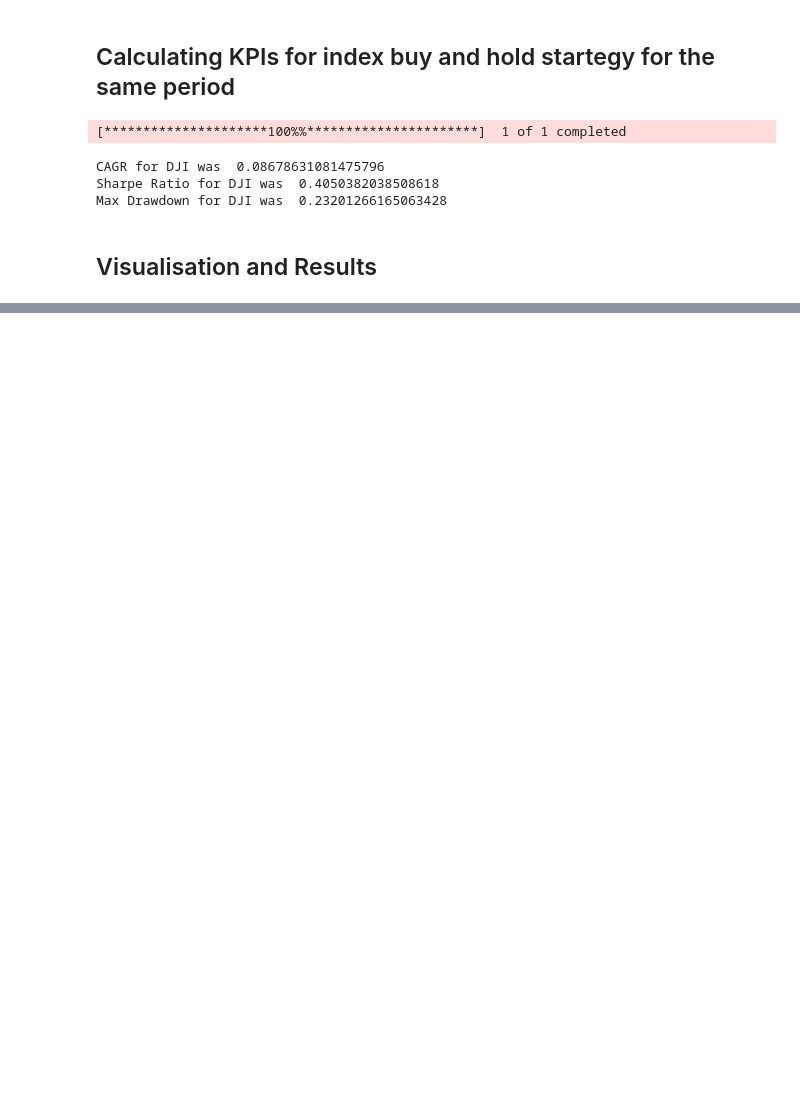
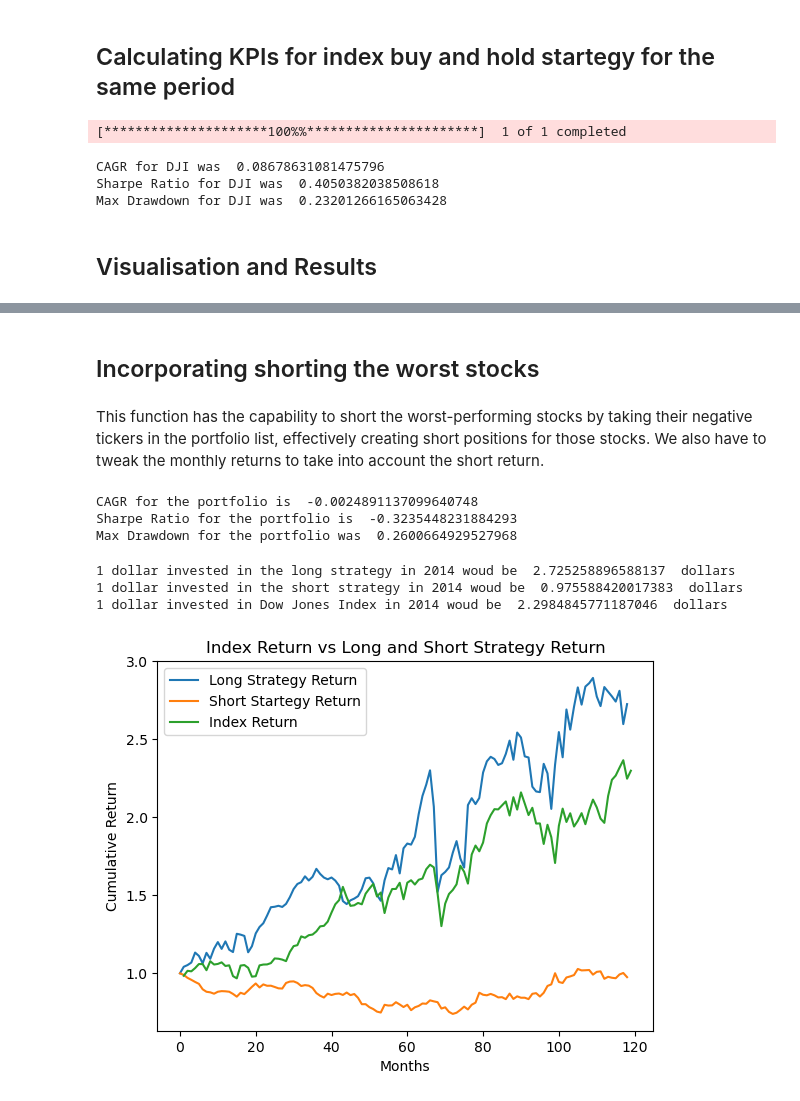
Before and after one commit to pushankk/Quant, a Jupyter notebook: Backtests/Portfolio Rebalancing Backtest.ipynb, the cells around one changed output, grey strips where cells are left out. Cells and saved outputs as stored; diff of their text form; code cells hidden in the pictures; blank space fills up the shorter version.

Commit message:
Incorporated shorting strategy

```diff
--- a/Backtests/Portfolio Rebalancing Backtest.ipynb
+++ b/Backtests/Portfolio Rebalancing Backtest.ipynb
@@ -137,0 +150,59 @@ print("1 dollar invested in Dow Jones Index in 2014 woud be ",(1 + dji['mon_ret'
+# %% [markdown]
+## Incorporating shorting the worst stocks
+# %% [markdown]
+This function has the capability to short the worst-performing stocks by taking their negative tickers in the portfolio list, effectively creating short positions for those stocks. We also have to tweak the monthly returns to take into account the short return.
+# %%
+# function to calculate portfolio return iteratively
+def pflio_short(DF, m, x):
+    """
+    Returns cumulative portfolio return with shorting capability
+    DF = dataframe with monthly return info for all stocks
+    m = number of stock in the portfolio
+    x = number of underperforming stocks to be shorted from portfolio monthly
+    """
+    df = DF.copy()
+    short_portfolio = []
+    monthly_ret = [0]
+    for i in range(len(df)):
+        if len(short_portfolio) > 0:
+            monthly_ret.append(df[short_portfolio].iloc[i, :].mean())
+            #bad_stocks = df[portfolio].iloc[i, :].sort_values(ascending=True)[:x].index.values.tolist()
+            #portfolio = [t for t in portfolio if t not in bad_stocks]
+            good_stocks = df[short_portfolio].iloc[i, :].sort_values(ascending=False)[:x].index.values.tolist()
+            short_portfolio = [t for t in short_portfolio if t not in good_stocks]
+        fill = m - len(short_portfolio)
+        new_picks = df.iloc[i, :].sort_values(ascending=False)[:fill].index.values.tolist()
+        short_portfolio = short_portfolio + new_picks
+    # Adjust monthly returns for short positions
+    monthly_ret_adjusted = monthly_ret.copy()
+    for i in range(1, len(monthly_ret)):
+        short_return = df[short_portfolio].iloc[i, :].mean()
+        monthly_ret_adjusted[i] -= short_return
+    monthly_ret_df = pd.DataFrame(np.array(monthly_ret_adjusted), columns=["mon_ret"])
+    return monthly_ret_df
+# %%
+#calculating overall strategy's KPIs
+print("CAGR for the portfolio is ",CAGR(pflio_short(return_df,6,3)))
+print("Sharpe Ratio for the portfolio is ",sharpe(pflio_short(return_df,6,3),0.025))
+print("Max Drawdown for the portfolio was ",max_dd(pflio_short(return_df,6,3)))
+# %% [output]
+CAGR for the portfolio is  -0.0024891137099640748
+Sharpe Ratio for the portfolio is  -0.3235448231884293
+Max Drawdown for the portfolio was  0.2600664929527968
+# %%
+fig, ax = plt.subplots()
+plt.plot((1+pflio(return_df,6,3)).cumprod())
+plt.plot((1+pflio_short(return_df,6,3)).cumprod())
+plt.plot((1+dji["mon_ret"].reset_index(drop=True)).cumprod())
+plt.title("Index Return vs Long and Short Strategy Return")
+plt.ylabel("Cumulative Return")
+plt.xlabel("Months")
+ax.legend(["Long Strategy Return","Short Startegy Return","Index Return"])
+print("1 dollar invested in the long strategy in 2014 woud be ",(1 + pflio(return_df,6,3)['mon_ret']).cumprod().iloc[-1]," dollars")
+print("1 dollar invested in the short strategy in 2014 woud be ",(1 + pflio_short(return_df,6,3)['mon_ret']).cumprod().iloc[-1]," dollars")
+print("1 dollar invested in Dow Jones Index in 2014 woud be ",(1 + dji['mon_ret']).cumprod().iloc[-1]," dollars")
+# %% [output]
+1 dollar invested in the long strategy in 2014 woud be  2.725258896588137  dollars
+1 dollar invested in the short strategy in 2014 woud be  0.975588420017383  dollars
+1 dollar invested in Dow Jones Index in 2014 woud be  2.2984845771187046  dollars
+[figure, added]
```
Also changed, not shown: parts of 7 cells of this notebook.
